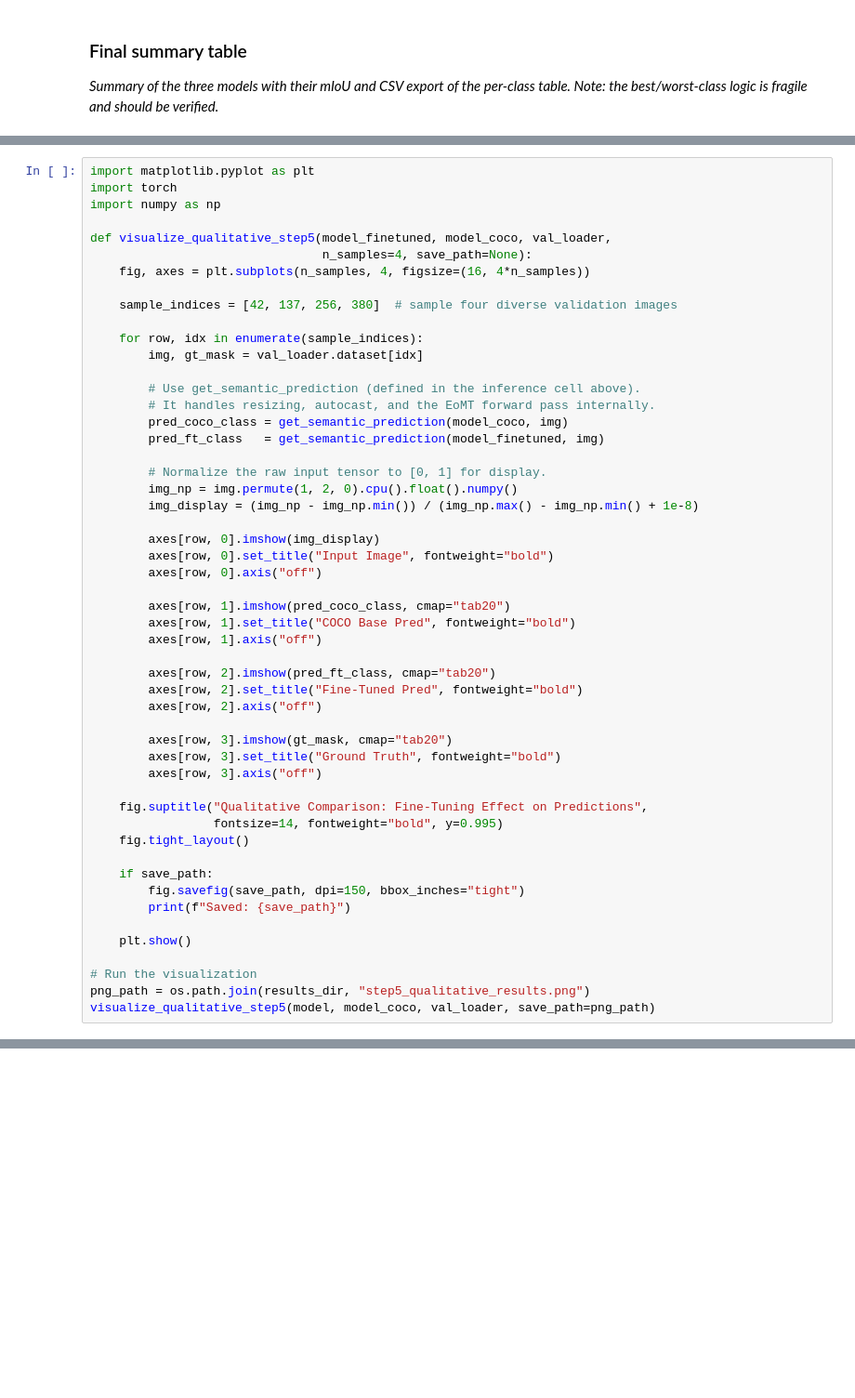
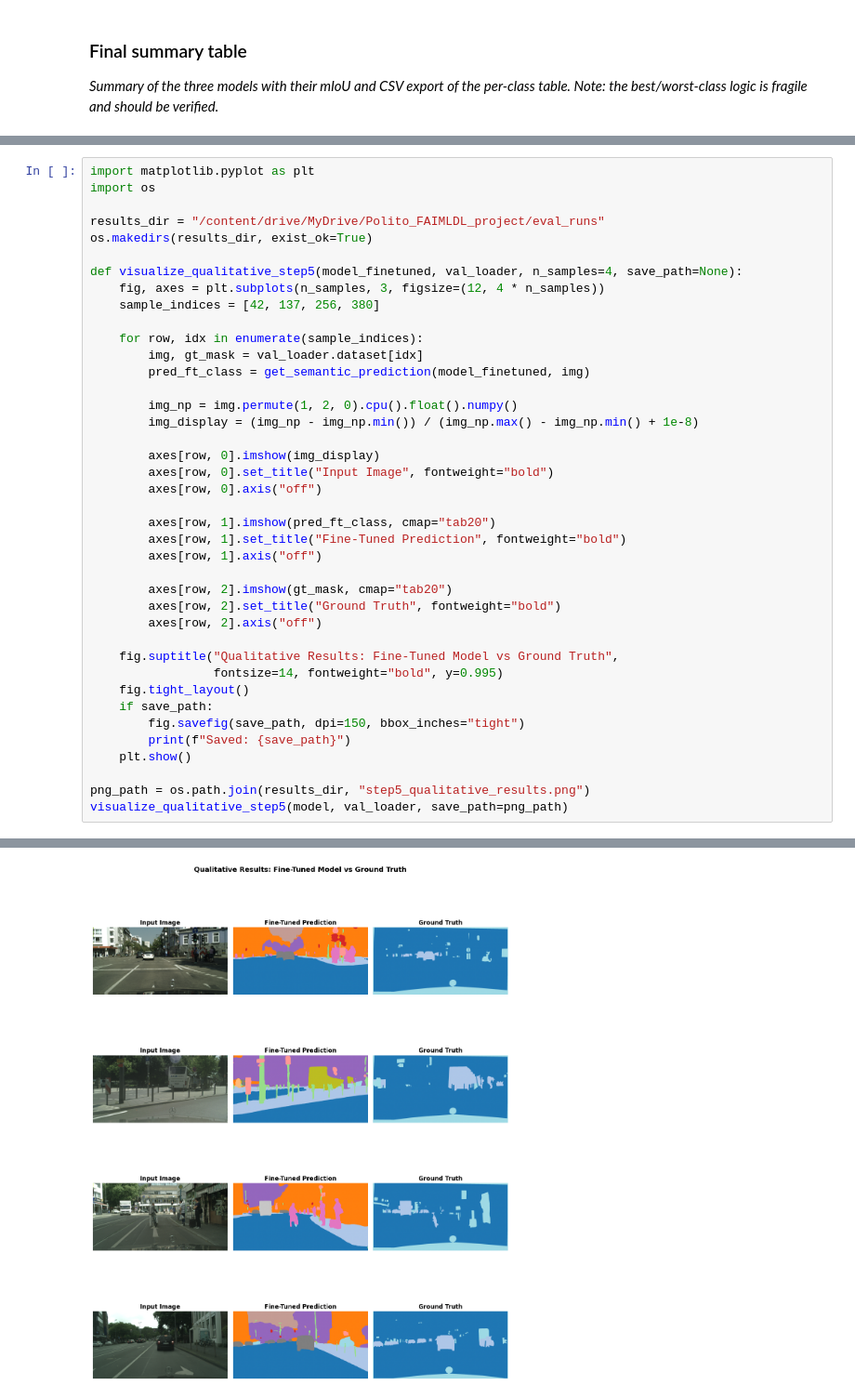
Before and after one commit to marinomic/MaskArchitectureAnomaly_CourseProject, a Jupyter notebook: notebooks/Step_5_Finetune_EoMT_COCO.ipynb, the cells around one changed output, grey strips where cells are left out. Shown at 93% size. Saved outputs shown, nothing was run; the diff lists cells and outputs as text; blank space fills up the shorter version.

```diff
--- a/notebooks/Step_5_Finetune_EoMT_COCO.ipynb
+++ b/notebooks/Step_5_Finetune_EoMT_COCO.ipynb
@@ -1494,23 +1525,18 @@ _Side-by-side comparison Input | COCO base | Fine-tuned | Ground truth on a few
 # %%
 import matplotlib.pyplot as plt
-import torch
-import numpy as np
+import os
 
-def visualize_qualitative_step5(model_finetuned, model_coco, val_loader,
-                                n_samples=4, save_path=None):
-    fig, axes = plt.subplots(n_samples, 4, figsize=(16, 4*n_samples))
+results_dir = "/content/drive/MyDrive/Polito_FAIMLDL_project/eval_runs"
+os.makedirs(results_dir, exist_ok=True)
 
-    sample_indices = [42, 137, 256, 380]  # sample four diverse validation images
+def visualize_qualitative_step5(model_finetuned, val_loader, n_samples=4, save_path=None):
+    fig, axes = plt.subplots(n_samples, 3, figsize=(12, 4 * n_samples))
+    sample_indices = [42, 137, 256, 380]
 
     for row, idx in enumerate(sample_indices):
         img, gt_mask = val_loader.dataset[idx]
+        pred_ft_class = get_semantic_prediction(model_finetuned, img)
 
-        # Use get_semantic_prediction (defined in the inference cell above).
-        # It handles resizing, autocast, and the EoMT forward pass internally.
-        pred_coco_class = get_semantic_prediction(model_coco, img)
-        pred_ft_class   = get_semantic_prediction(model_finetuned, img)
-
-        # Normalize the raw input tensor to [0, 1] for display.
         img_np = img.permute(1, 2, 0).cpu().float().numpy()
         img_display = (img_np - img_np.min()) / (img_np.max() - img_np.min() + 1e-8)
 
@@ -1518,28 +1544,22 @@ def visualize_qualitative_step5(model_finetuned, model_coco, val_loader,
         axes[row, 0].set_title("Input Image", fontweight="bold")
         axes[row, 0].axis("off")
 
-        axes[row, 1].imshow(pred_coco_class, cmap="tab20")
-        axes[row, 1].set_title("COCO Base Pred", fontweight="bold")
+        axes[row, 1].imshow(pred_ft_class, cmap="tab20")
+        axes[row, 1].set_title("Fine-Tuned Prediction", fontweight="bold")
         axes[row, 1].axis("off")
 
-        axes[row, 2].imshow(pred_ft_class, cmap="tab20")
-        axes[row, 2].set_title("Fine-Tuned Pred", fontweight="bold")
+        axes[row, 2].imshow(gt_mask, cmap="tab20")
+        axes[row, 2].set_title("Ground Truth", fontweight="bold")
         axes[row, 2].axis("off")
 
-        axes[row, 3].imshow(gt_mask, cmap="tab20")
-        axes[row, 3].set_title("Ground Truth", fontweight="bold")
-        axes[row, 3].axis("off")
-
-    fig.suptitle("Qualitative Comparison: Fine-Tuning Effect on Predictions",
+    fig.suptitle("Qualitative Results: Fine-Tuned Model vs Ground Truth",
                  fontsize=14, fontweight="bold", y=0.995)
     fig.tight_layout()
-
     if save_path:
         fig.savefig(save_path, dpi=150, bbox_inches="tight")
         print(f"Saved: {save_path}")
-
     plt.show()
 
-# Run the visualization
 png_path = os.path.join(results_dir, "step5_qualitative_results.png")
-visualize_qualitative_step5(model, model_coco, val_loader, save_path=png_path)
+visualize_qualitative_step5(model, val_loader, save_path=png_path)
+# %% [output]
@@ -1545,0 +1567 @@ visualize_qualitative_step5(model, model_coco, val_loader, save_path=png_path)
+[figure, added]
```
Also changed, not shown: parts of 33 cells of this notebook.
